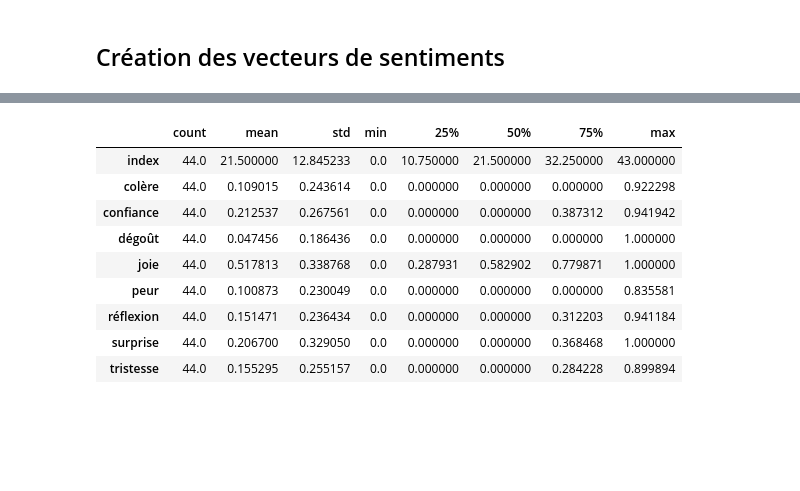
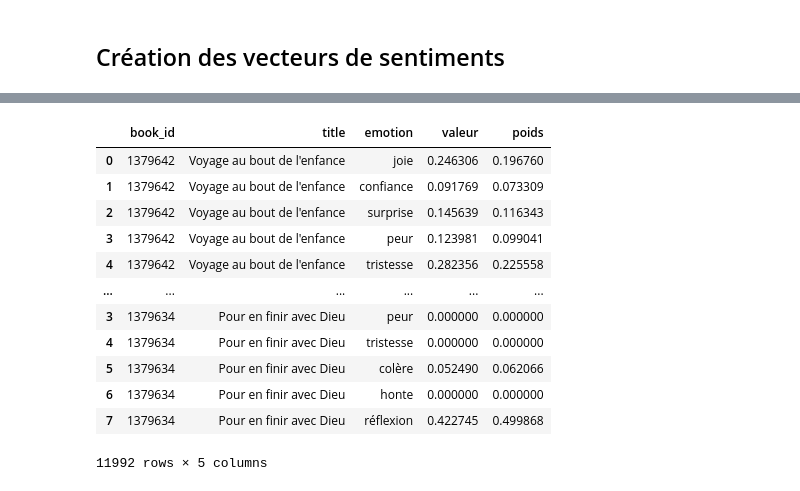
Before and after one commit to edtjulien/Books-recommendations, a Jupyter notebook: analyse/antoine_analyse.ipynb, the cells around one changed output, grey strips where cells are left out. Cells and saved outputs as stored; diff of their text form; code cells hidden in the pictures; blank space fills up the shorter version.

```diff
--- a/analyse/antoine_analyse.ipynb
+++ b/analyse/antoine_analyse.ipynb
@@ -192,29 +215,39 @@ tfidf_vectorizer = TfidfVectorizer()
 # %%
+# Création du dataframe df_vect pour générer les vecteurs de sentiments à partir de leurs tf-idf par livre
+
 liste_emotions=["joie","confiance","surprise","peur","tristesse","colère","honte","réflexion"]
 
 dict_vect = {}
 
-for title in df["title"].unique():
-    tfidf = tfidf_vectorizer.fit_transform(df[df["title"] == title].loc[:, "sentiments_final"].tolist())
+for bookid,title in zip(df["book_id"].unique(),df["title"].unique()):
+    tfidf = tfidf_vectorizer.fit_transform(df[df["title"] == title]["sentiments_final"].values.astype("U"))
     tfidf_feature_names = tfidf_vectorizer.get_feature_names_out()
     df_tfidf = pd.DataFrame(tfidf.toarray(), columns=[x for x in tfidf_vectorizer.get_feature_names_out()]).reset_index()
     df_def = df_tfidf.describe().T.iloc[1:,:]["mean"]
-    df_to_vec = pd.DataFrame({"title":[title]*len(liste_emotions),
+    df_to_vec = pd.DataFrame({"book_id":[bookid]*len(liste_emotions),
+                              "title":[title]*len(liste_emotions),
                               "emotion":liste_emotions,
                               "valeur":[df_def.loc[em] if em in df_def.index else 0 for em in liste_emotions]
                              })
-    df_to_vec["poids_valeur"] = df_to_vec["valeur"]/df_to_vec["valeur"].sum()
+
+    df_to_vec["poids"] = df_to_vec["valeur"]/df_to_vec["valeur"].sum()
+
     dict_vect[title] = df_to_vec
+
+df_vect = pd.concat(dict_vect.values())
+
+df_vect
+# %% [output]
+|  | book_id | title | emotion | valeur | poids |
+| 0 | 1379642 | Voyage au bout de l'enfance | joie | 0.246306 | 0.196760 |
+| 1 | 1379642 | Voyage au bout de l'enfance | confiance | 0.091769 | 0.073309 |
+| 2 | 1379642 | Voyage au bout de l'enfance | surprise | 0.145639 | 0.116343 |
+| 3 | 1379642 | Voyage au bout de l'enfance | peur | 0.123981 | 0.099041 |
+| 4 | 1379642 | Voyage au bout de l'enfance | tristesse | 0.282356 | 0.225558 |
+| ... | ... | ... | ... | ... | ... |
+| 3 | 1379634 | Pour en finir avec Dieu | peur | 0.000000 | 0.000000 |
+| 4 | 1379634 | Pour en finir avec Dieu | tristesse | 0.000000 | 0.000000 |
+| 5 | 1379634 | Pour en finir avec Dieu | colère | 0.052490 | 0.062066 |
+| 6 | 1379634 | Pour en finir avec Dieu | honte | 0.000000 | 0.000000 |
+| 7 | 1379634 | Pour en finir avec Dieu | réflexion | 0.422745 | 0.499868 |
+11992 rows × 5 columns
-# %%
-df_tfidf.describe().T
-# %% [output]
-|  | count | mean | std | min | 25% | 50% | 75% | max |
-| index | 44.0 | 21.500000 | 12.845233 | 0.0 | 10.750000 | 21.500000 | 32.250000 | 43.000000 |
-| colère | 44.0 | 0.109015 | 0.243614 | 0.0 | 0.000000 | 0.000000 | 0.000000 | 0.922298 |
-| confiance | 44.0 | 0.212537 | 0.267561 | 0.0 | 0.000000 | 0.000000 | 0.387312 | 0.941942 |
-| dégoût | 44.0 | 0.047456 | 0.186436 | 0.0 | 0.000000 | 0.000000 | 0.000000 | 1.000000 |
-| joie | 44.0 | 0.517813 | 0.338768 | 0.0 | 0.287931 | 0.582902 | 0.779871 | 1.000000 |
-| peur | 44.0 | 0.100873 | 0.230049 | 0.0 | 0.000000 | 0.000000 | 0.000000 | 0.835581 |
-| réflexion | 44.0 | 0.151471 | 0.236434 | 0.0 | 0.000000 | 0.000000 | 0.312203 | 0.941184 |
-| surprise | 44.0 | 0.206700 | 0.329050 | 0.0 | 0.000000 | 0.000000 | 0.368468 | 1.000000 |
-| tristesse | 44.0 | 0.155295 | 0.255157 | 0.0 | 0.000000 | 0.000000 | 0.284228 | 0.899894 |
```
Also changed, not shown: parts of 27 cells of this notebook.
